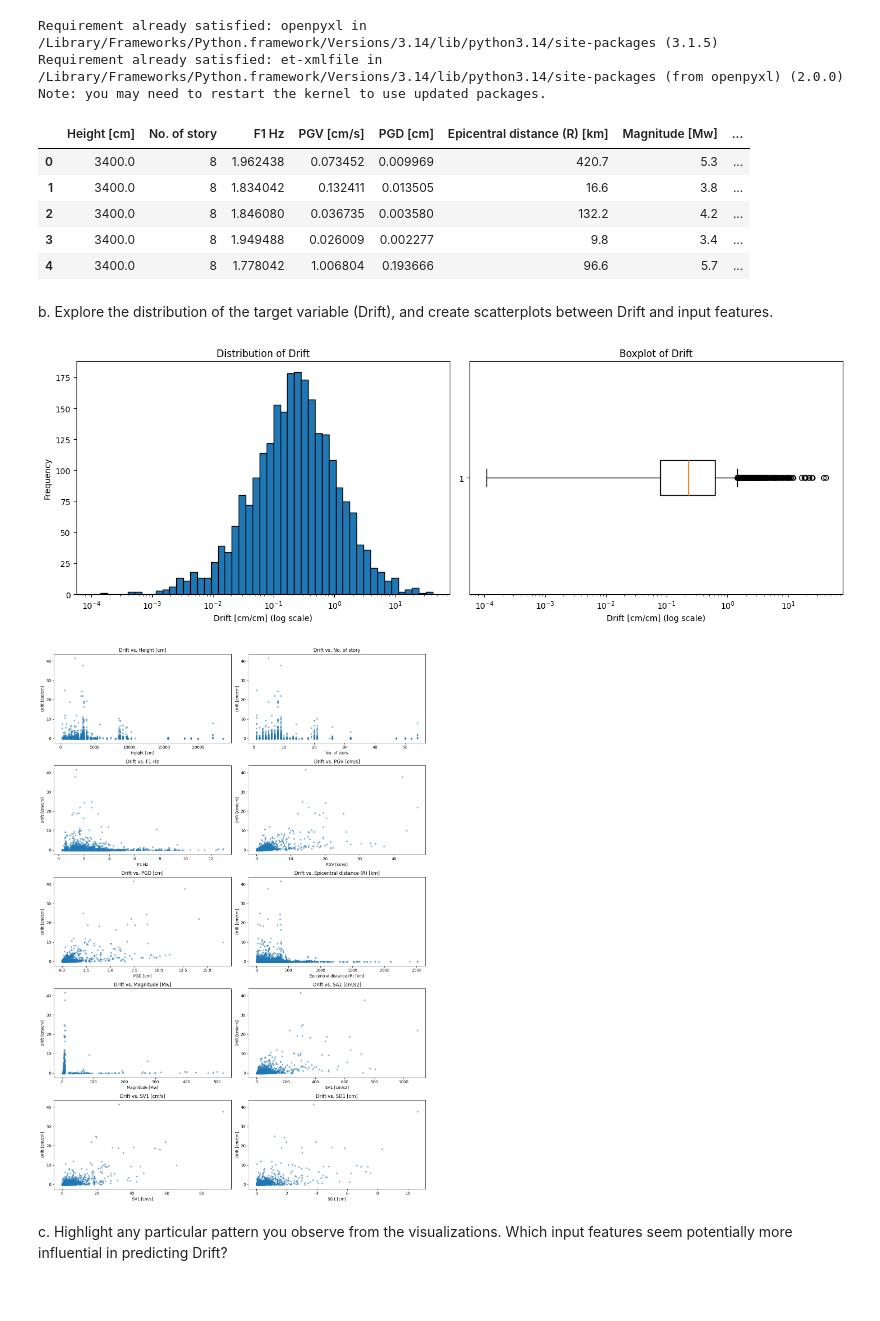
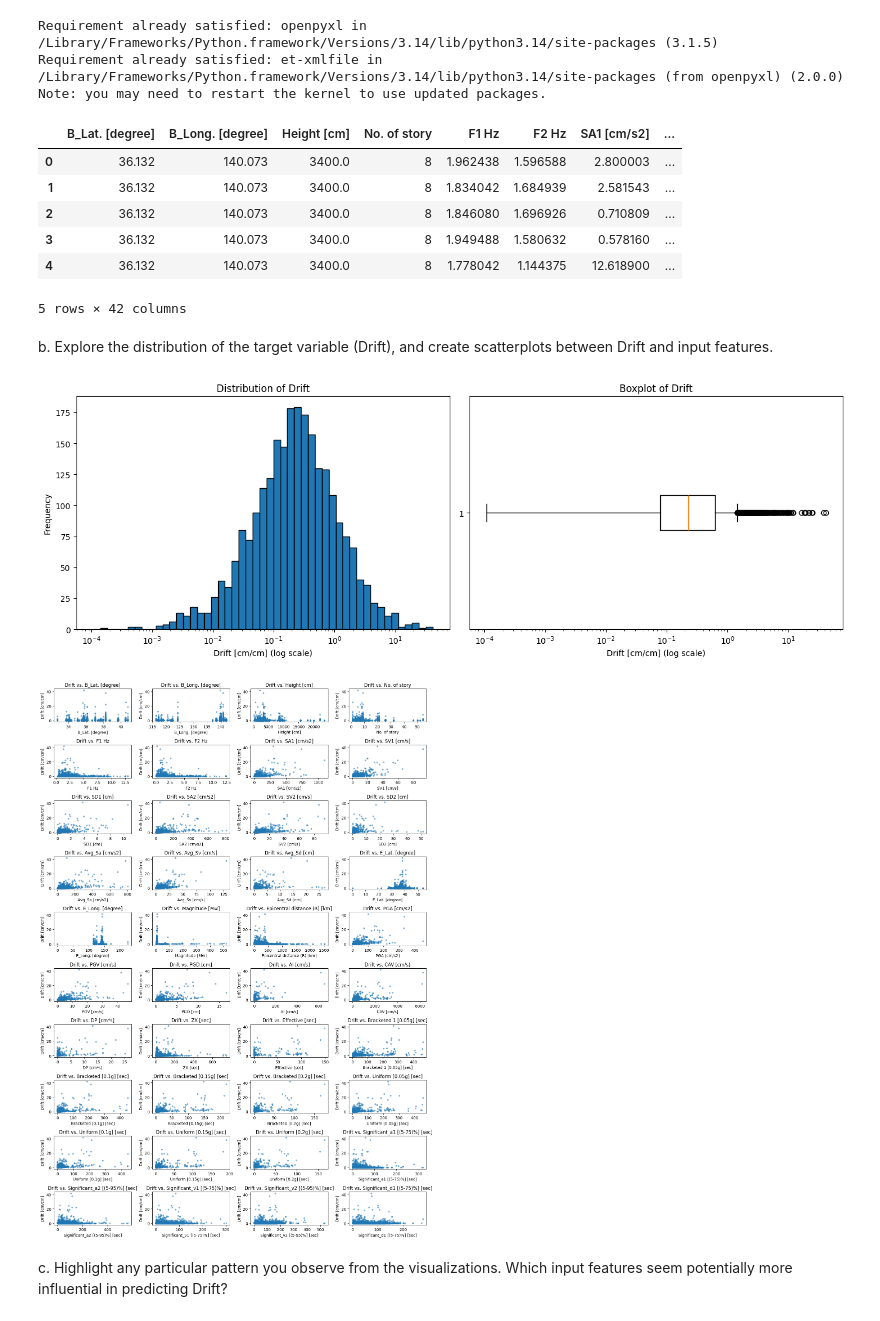
Before and after one commit to laine-goldmacher/ML-Labs, a Jupyter notebook: 02-seismic-support-vector-regression.ipynb, the cells around one changed output. Saved outputs shown, nothing was run; the diff lists cells and outputs as text; code cells hidden in the pictures.

```diff
--- a/02-seismic-support-vector-regression.ipynb
+++ b/02-seismic-support-vector-regression.ipynb
@@ -115,16 +115,47 @@ data.columns = [
 ]
 
 columns = [
+    'B_Lat. [degree]',
+    'B_Long. [degree]',
     'Height [cm]',
     'No. of story',
     'F1 Hz',
-    'PGV [cm/s]',
-    'PGD [cm]',
-    'Epicentral distance (R) [km]',
-    'Magnitude [Mw]',
+    'F2 Hz',
     'SA1 [cm/s2]',
     'SV1 [cm/s]',
     'SD1 [cm]',
+    'SA2 [cm/s2]',
+    'SV2 [cm/s]',
+    'SD2 [cm]',
+    'Avg_Sa [cm/s2]',
+    'Avg_Sv [cm/s]',
+    'Avg_Sd [cm]',
+    'E_Lat. [degree]',
+    'E_Long. [degree]',
+    'Magnitude [Mw]',
+    'Epicentral distance (R) [km]',
+    'PGA [cm/s2]',
+    'PGV [cm/s]',
+    'PGD [cm]',
+    'AI [cm/s]',
+    'CAV [cm/s]',
+    'DP [cm*s]',
+    'ZX [sec]',
+    'Effective [sec]',
+    'Bracketed 1 [0.05g] [sec]',
+    'Bracketed [0.1g] [sec]',
+    'Bracketed [0.15g] [sec]',
+    'Bracketed [0.2g] [sec]',
+    'Uniform [0.05g] [sec]',
+    'Uniform [0.1g] [sec]',
+    'Uniform [0.15g] [sec]',
+    'Uniform [0.2g] [sec]',
+    'Significant_a1 [(5-75)%] [sec]',
+    'Significant_a2 [(5-95)%] [sec]',
+    'Significant_v1 [(5-75)%] [sec]',
+    'Significant_v2 [(5-95)%] [sec]',
+    'Significant_d1 [(5-75)%] [sec]',
+    'Significant_d2 [(5-95)%] [sec]',
     'Drift [cm/cm]'
 ]
 
@@ -132,12 +163,13 @@ df = data[columns].copy()
 
 df.head()
 # %% [output]
-|  | Height [cm] | No. of story | F1 Hz | PGV [cm/s] | PGD [cm] | Epicentral distance (R) [km] | Magnitude [Mw] | ... |
-| 0 | 3400.0 | 8 | 1.962438 | 0.073452 | 0.009969 | 420.7 | 5.3 | ... |
-| 1 | 3400.0 | 8 | 1.834042 | 0.132411 | 0.013505 | 16.6 | 3.8 | ... |
-| 2 | 3400.0 | 8 | 1.846080 | 0.036735 | 0.003580 | 132.2 | 4.2 | ... |
-| 3 | 3400.0 | 8 | 1.949488 | 0.026009 | 0.002277 | 9.8 | 3.4 | ... |
-| 4 | 3400.0 | 8 | 1.778042 | 1.006804 | 0.193666 | 96.6 | 5.7 | ... |
+|  | B_Lat. [degree] | B_Long. [degree] | Height [cm] | No. of story | F1 Hz | F2 Hz | SA1 [cm/s2] | ... |
+| 0 | 36.132 | 140.073 | 3400.0 | 8 | 1.962438 | 1.596588 | 2.800003 | ... |
+| 1 | 36.132 | 140.073 | 3400.0 | 8 | 1.834042 | 1.684939 | 2.581543 | ... |
+| 2 | 36.132 | 140.073 | 3400.0 | 8 | 1.846080 | 1.696926 | 0.710809 | ... |
+| 3 | 36.132 | 140.073 | 3400.0 | 8 | 1.949488 | 1.580632 | 0.578160 | ... |
+| 4 | 36.132 | 140.073 | 3400.0 | 8 | 1.778042 | 1.144375 | 12.618900 | ... |
+5 rows × 42 columns
 # %% [markdown]
 b. Explore the distribution of the target variable (Drift), and create scatterplots between Drift and input features.
 # %%
@@ -153,35 +185,35 @@ axes[0].hist(drift, bins=np.logspace(
     np.log10(drift.min()),
     np.log10(drift.max()), 50
 ), edgecolor='black')
 axes[0].set_xscale('log')
 axes[0].set_xlabel('Drift [cm/cm] (log scale)')
 axes[0].set_ylabel('Frequency')
 axes[0].set_title('Distribution of Drift')
 
 axes[1].boxplot(drift, vert=False)
 axes[1].set_xscale('log')
 axes[1].set_xlabel('Drift [cm/cm] (log scale)')
 axes[1].set_title('Boxplot of Drift')
 
 # Chose to use a log scale for Drift to show the distribution of small Drift values while retaining the full range of positive observations
 
 plt.tight_layout()
 plt.show()
 predictors = df.drop(columns=['Drift [cm/cm]']).columns
 
-fig, axes = plt.subplots(5, 2, figsize=(14, 20))
+fig, axes = plt.subplots(10, 4, figsize=(14, 20))
 
 for ax, feature in zip(axes.flatten(), predictors):
     ax.scatter(df[feature], df['Drift [cm/cm]'], alpha=0.5, s=10)
     ax.set_xlabel(feature)
     ax.set_ylabel('Drift [cm/cm]')
     ax.set_title(f'Drift vs. {feature}')
 
 plt.tight_layout()
 plt.show()
 # %% [output]
 [figure]
-[figure, old version]
+[figure, new version]
 # %% [markdown]
 c. Highlight any particular pattern you observe from the visualizations. Which input features seem potentially more influential in predicting Drift?
 # %% [markdown]
```
Also changed, not shown: parts of 13 cells of this notebook.
